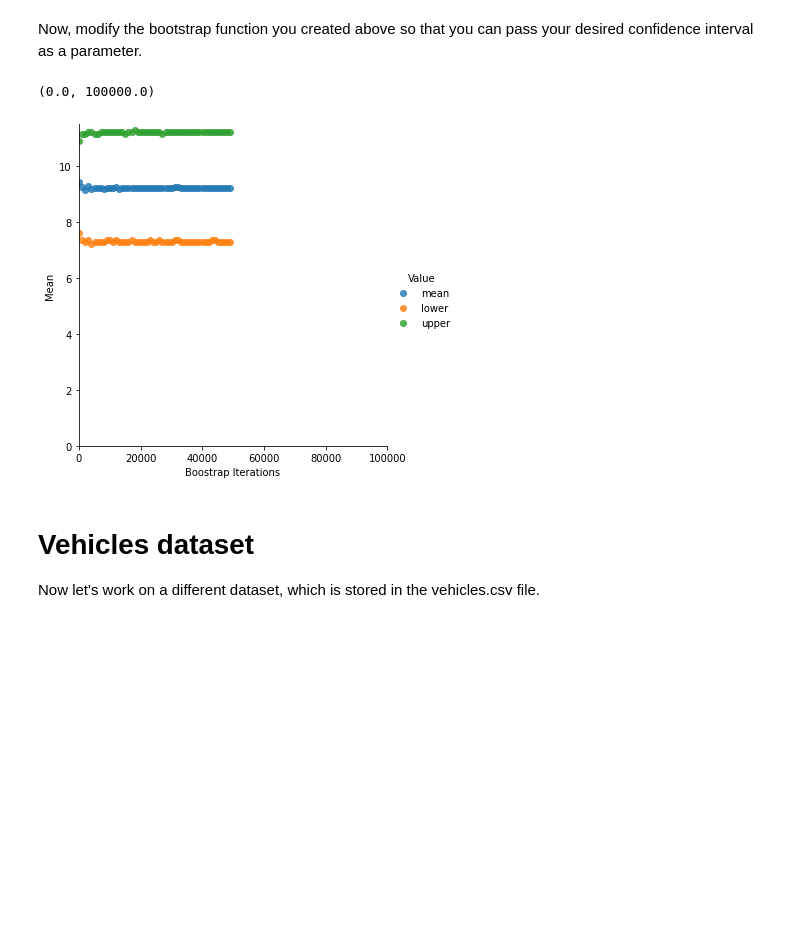
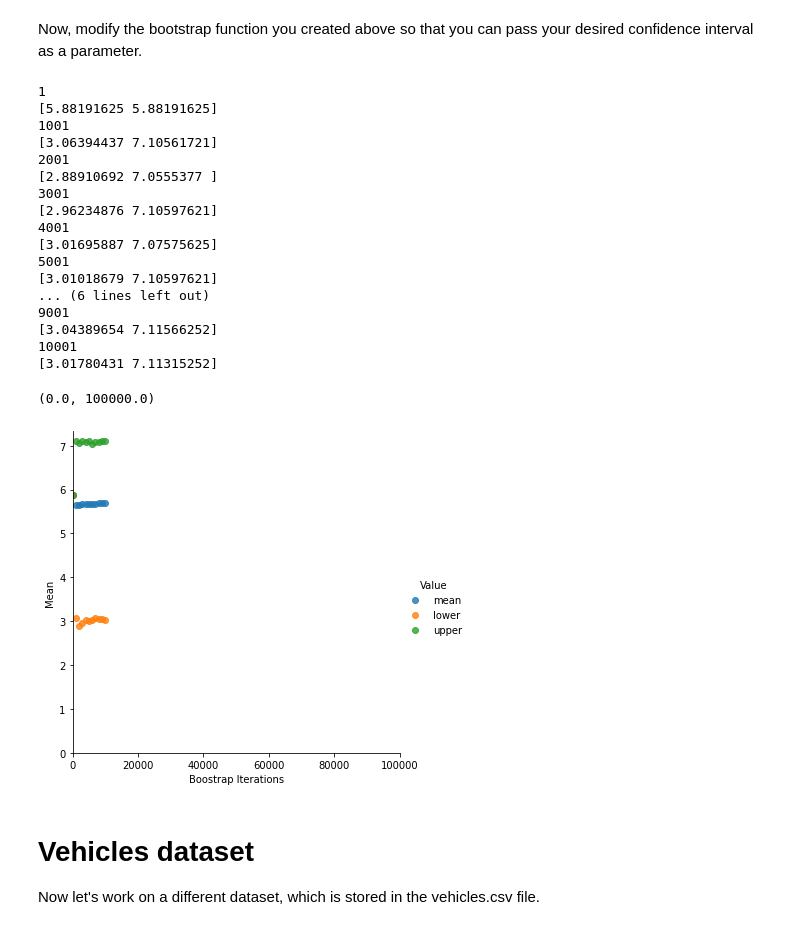
Before and after one commit to SifaMansuri/CE888, a Jupyter notebook: week2_lab2_bootstrap.ipynb, the cells around one changed output. Saved outputs shown, nothing was run; the diff lists cells and outputs as text; code cells hidden in the pictures; blank space fills up the shorter version.

```diff
--- a/week2_lab2_bootstrap.ipynb
+++ b/week2_lab2_bootstrap.ipynb
@@ -56,30 +56,55 @@ Now, modify the bootstrap function you created above so that you can pass your d
 def bootstrap_mean_ci(sample, sample_size, n_bootstraps, ci):
 	# <---INSERT YOUR CODE HERE--->
   sam=np.random.choice(sample, size=(n_bootstraps, sample_size), replace=True, p=None)
-  data_mean=np.mean(sam)
-  av= np.mean(sam, axis=1)
-  per=np.percentile(av, [(100-ci)/2,100-((100-ci)/2)], axis=None, out=None)
+  # data_mean=np.mean(sam)
+  # av= np.mean(sam, axis=1)
+
+  data_std= np.std(sam)
+  std_row= np.std(sam, axis=1)
+
+  # per=np.percentile(av, [(100-ci)/2,100-((100-ci)/2)], axis=None, out=None)
+  per=np.percentile(std_row, [(100-ci)/2,100-((100-ci)/2)], axis=None, out=None)
+
   lower=per[0]
   upper=per[len(per)-1]
-  return data_mean, lower, upper
+  print(per)
+  return data_std, lower, upper
 # %%
 boots = []
-for i in range(100, 50000, 1000):
-    boot = bootstrap_mean_ci(data, data.shape[0], i, 80)
+for i in range(1, 10002, 1000):
+    print(i)
+    boot = bootstrap_mean_ci(data, data.shape[0], i, 90)
     boots.append([i, boot[0], "mean"])
     boots.append([i, boot[1], "lower"])
     boots.append([i, boot[2], "upper"])
 
 df_boot = pd.DataFrame(boots, columns=['Boostrap Iterations', 'Mean', "Value"])
 sns_plot = sns.lmplot(df_boot.columns[0], df_boot.columns[1], data=df_boot, fit_reg=False, hue="Value")
 
 sns_plot.axes[0, 0].set_ylim(0,)
 sns_plot.axes[0, 0].set_xlim(0, 100000)
 
 #sns_plot.savefig("bootstrap_confidence_80.pdf", bbox_inches='tight')
 # %% [output]
-(0.0, 100000.0)
+1
+[5.88191625 5.88191625]
+1001
+[3.06394437 7.10561721]
+2001
+[2.88910692 7.0555377 ]
+3001
+[2.96234876 7.10597621]
+4001
+[3.01695887 7.07575625]
+5001
+[3.01018679 7.10597621]
+... (6 lines left out)
+9001
+[3.04389654 7.11566252]
+10001
+[3.01780431 7.11315252]
+(0.0, 100000.0)
-[figure, old version]
+[figure, new version]
 # %% [markdown]
 # Vehicles dataset
 
```
Also changed, not shown: parts of 2 cells of this notebook.
